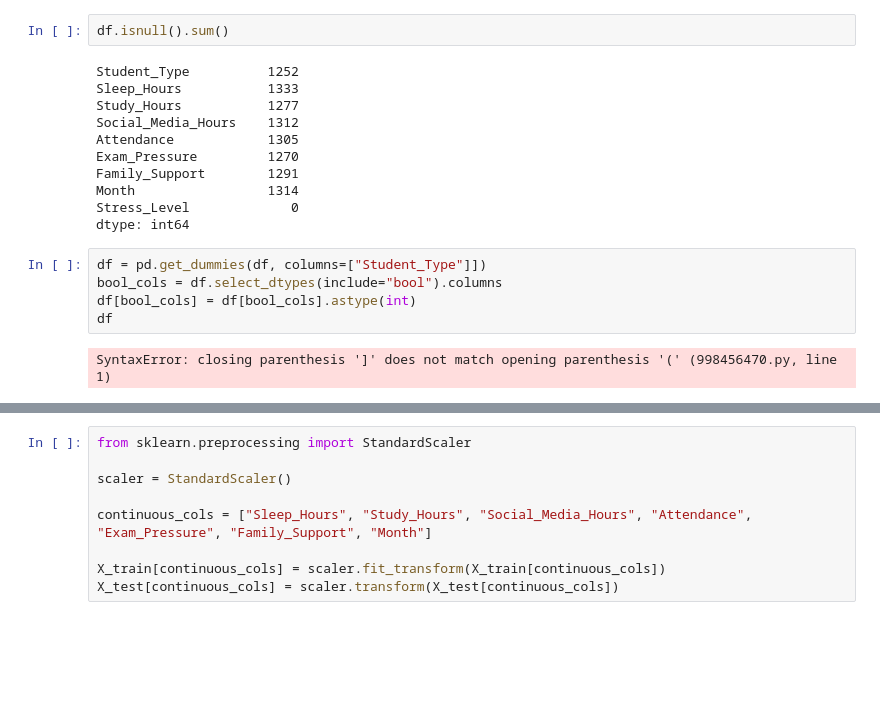
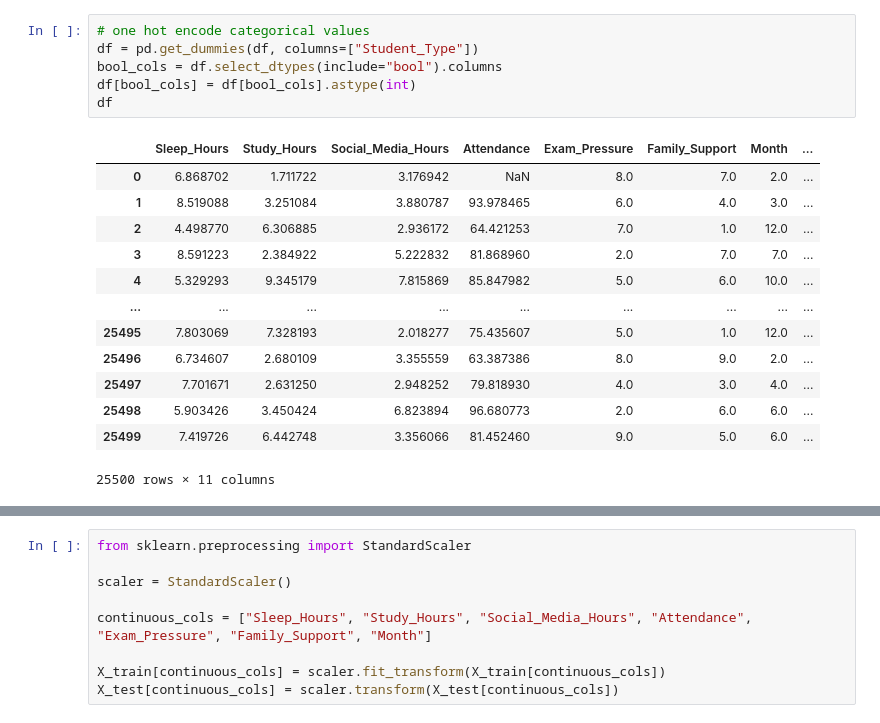
Before and after one commit to JacobCll/ml-projects, a Jupyter notebook: student_stress_logistic_regression.ipynb, the cells around one changed output, grey strips where cells are left out. Cells and saved outputs as stored; diff of their text form; blank space fills up the shorter version.

```diff
--- a/student_stress_logistic_regression.ipynb
+++ b/student_stress_logistic_regression.ipynb
@@ -34,23 +31,23 @@ memory usage: 1.8 MB
-# %%
-df.isnull().sum()
-# %% [output]
-Student_Type          1252
-Sleep_Hours           1333
-Study_Hours           1277
-Social_Media_Hours    1312
-Attendance            1305
-Exam_Pressure         1270
-Family_Support        1291
-Month                 1314
-Stress_Level             0
-dtype: int64
 # %%
-df = pd.get_dummies(df, columns=["Student_Type"]])
+# one hot encode categorical values
+df = pd.get_dummies(df, columns=["Student_Type"])
 bool_cols = df.select_dtypes(include="bool").columns
 df[bool_cols] = df[bool_cols].astype(int)
 df
 # %% [output]
+|  | Sleep_Hours | Study_Hours | Social_Media_Hours | Attendance | Exam_Pressure | Family_Support | Month | ... |
+| 0 | 6.868702 | 1.711722 | 3.176942 | NaN | 8.0 | 7.0 | 2.0 | ... |
+| 1 | 8.519088 | 3.251084 | 3.880787 | 93.978465 | 6.0 | 4.0 | 3.0 | ... |
+| 2 | 4.498770 | 6.306885 | 2.936172 | 64.421253 | 7.0 | 1.0 | 12.0 | ... |
+| 3 | 8.591223 | 2.384922 | 5.222832 | 81.868960 | 2.0 | 7.0 | 7.0 | ... |
+| 4 | 5.329293 | 9.345179 | 7.815869 | 85.847982 | 5.0 | 6.0 | 10.0 | ... |
+| ... | ... | ... | ... | ... | ... | ... | ... | ... |
+| 25495 | 7.803069 | 7.328193 | 2.018277 | 75.435607 | 5.0 | 1.0 | 12.0 | ... |
+| 25496 | 6.734607 | 2.680109 | 3.355559 | 63.387386 | 8.0 | 9.0 | 2.0 | ... |
+| 25497 | 7.701671 | 2.631250 | 2.948252 | 79.818930 | 4.0 | 3.0 | 4.0 | ... |
+| 25498 | 5.903426 | 3.450424 | 6.823894 | 96.680773 | 2.0 | 6.0 | 6.0 | ... |
+| 25499 | 7.419726 | 6.442748 | 3.356066 | 81.452460 | 9.0 | 5.0 | 6.0 | ... |
-SyntaxError: closing parenthesis ']' does not match opening parenthesis '(' (998456470.py, line 1)
+25500 rows × 11 columns
 # %%
 import seaborn as sns
 import matplotlib.pyplot as plt
```
Also changed, not shown: parts of 9 cells of this notebook, 3 other files.
